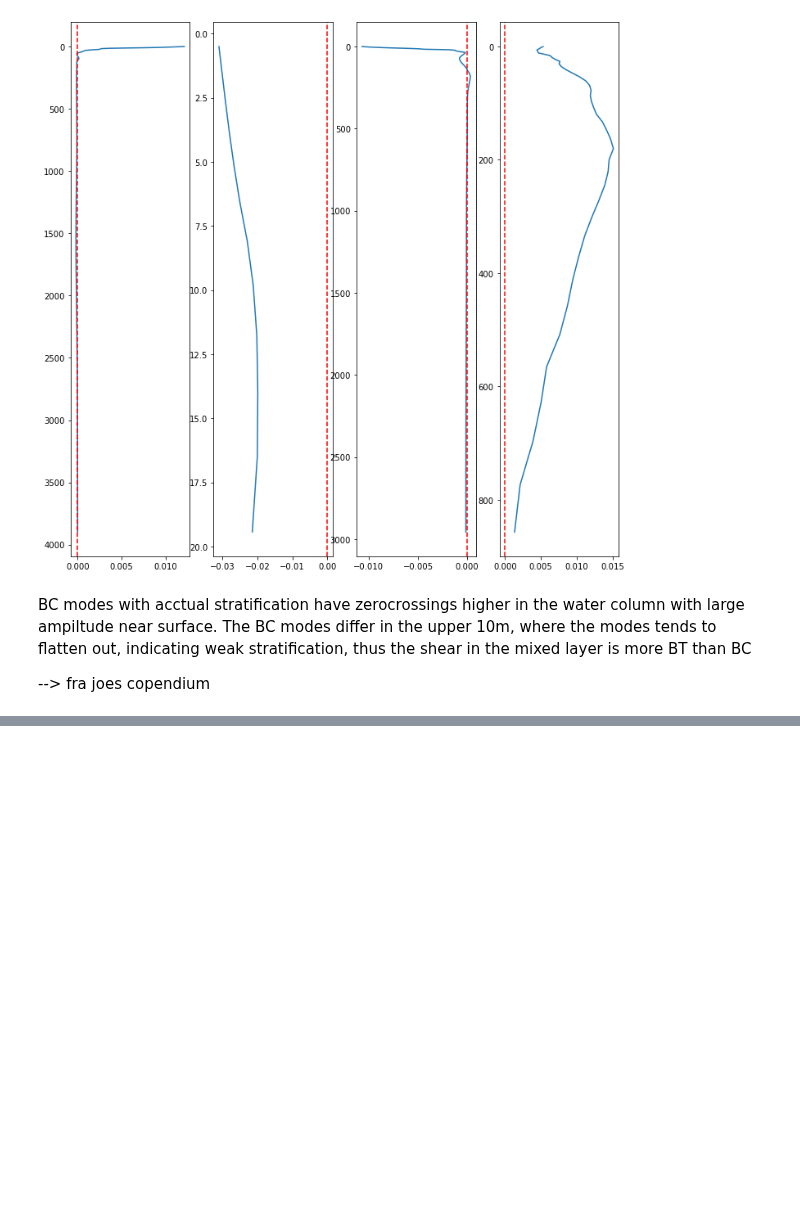
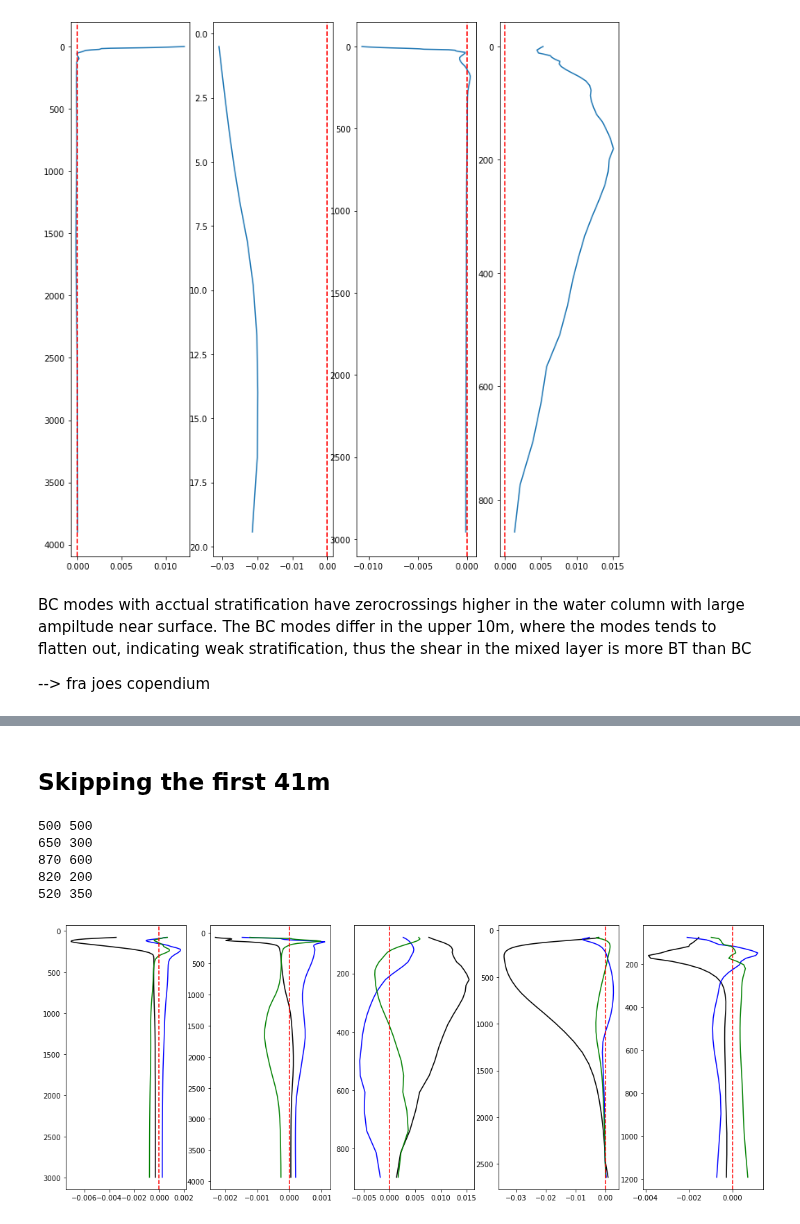
Before and after one commit to kaje2301/Master_2022, a Jupyter notebook: PCz_calculation.ipynb, the cells around one changed output, grey strips where cells are left out. Cells and saved outputs as stored; diff of their text form; code cells hidden in the pictures; blank space fills up the shorter version.

```diff
--- a/PCz_calculation.ipynb
+++ b/PCz_calculation.ipynb
@@ -336,0 +299,2 @@ for p in range(len(punkt_list)):
+# %% [markdown]
+## Skipping the first 41m
@@ -336,0 +315,20 @@ for p in range(len(punkt_list)):
+# %%
+fig, axes = plt.subplots(1,5,figsize = (18,7))
+
+for axs, p in zip(axes.flat, range(len((punkt_list)))):
+    pp = punkt_list[p]
+    print(pp[0], pp[1])
+    values, vectors, dyp = PCz(pp[0],pp[1])
+
+    axs.plot(vectors[:,0]*np.sqrt(values[0]),dyp.depth+41, 'k')
+    axs.plot(vectors[:,1]*np.sqrt(values[1]),dyp.depth+41, 'b')
+    axs.plot(vectors[:,2]*np.sqrt(values[2]),dyp.depth+41, 'g')
+    axs.axvline(0, color='r', linestyle = '--')
+    axs.invert_yaxis()
+# %% [output]
+500 500
+650 300
+870 600
+820 200
+520 350
+[figure, added]
```
Also changed, not shown: parts of 9 cells of this notebook, 3 other files.
